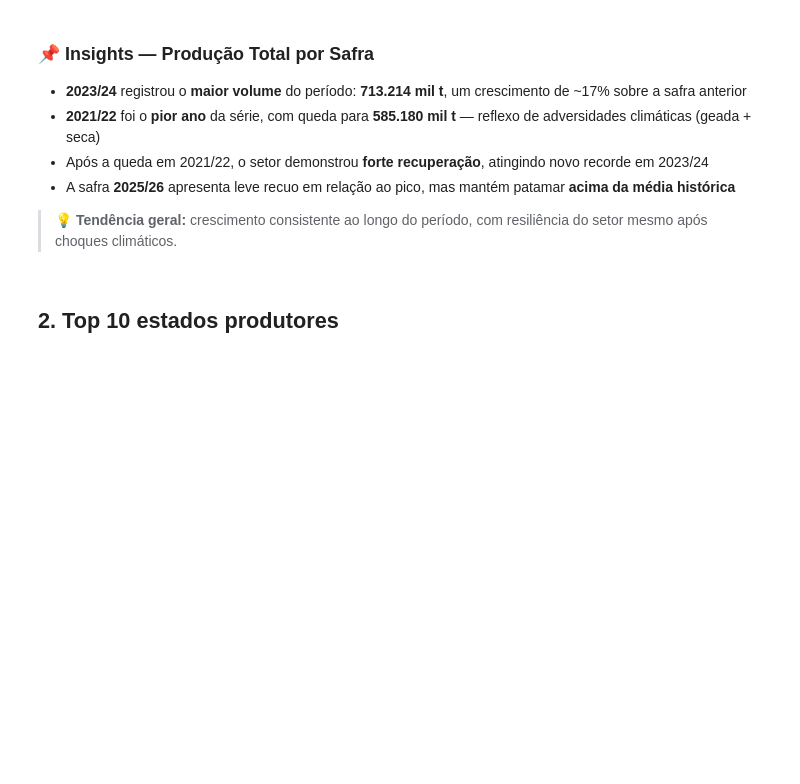
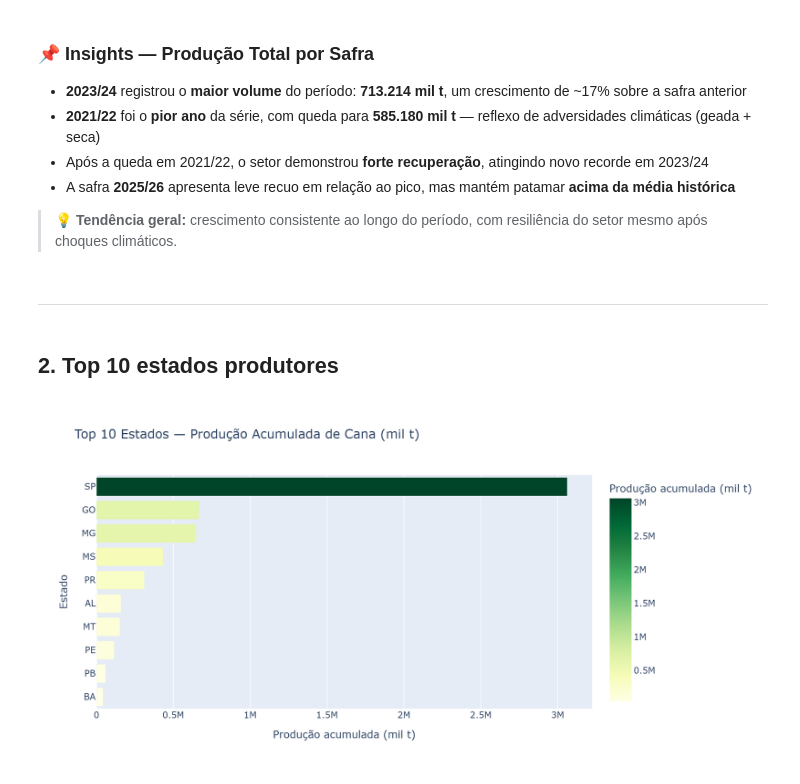
Before and after one commit to agnaldo-gonzaga/analise-producao-cana-conab, a Jupyter notebook: notebooks/03_vizualizacoes.ipynb, the cells around one changed output. Drawn from its saved outputs; the diff is of its cells as text; code cells hidden in the pictures; blank space fills up the shorter version.

```diff
--- a/notebooks/03_vizualizacoes.ipynb
+++ b/notebooks/03_vizualizacoes.ipynb
@@ -68,6 +68,8 @@ Image('../reports/figures/01_producao_por_safra.png', width=800)
 - A safra **2025/26** apresenta leve recuo em relação ao pico, mas mantém patamar **acima da média histórica**
 
 > 💡 **Tendência geral:** crescimento consistente ao longo do período, com resiliência do setor mesmo após choques climáticos.
+# %% [markdown]
+---
 # %% [markdown]
 ## 2. Top 10 estados produtores
 # %%
@@ -84,0 +88,4 @@ fig.show()
+# %%
+Image('../reports/figures/02_top10_estados.png', width=800)
+# %% [output]
+[figure, added]
```
Also changed, not shown: parts of 3 cells of this notebook.
